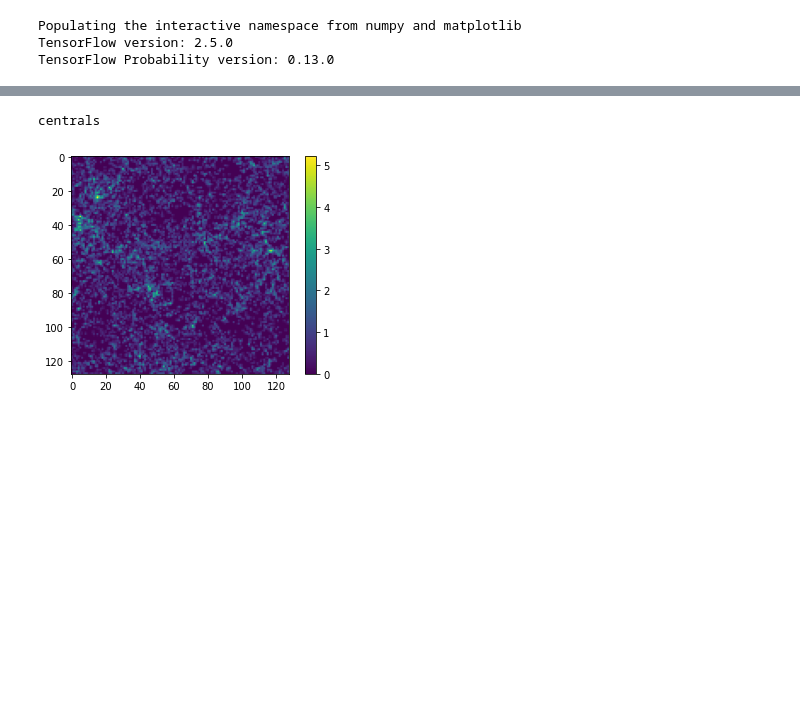
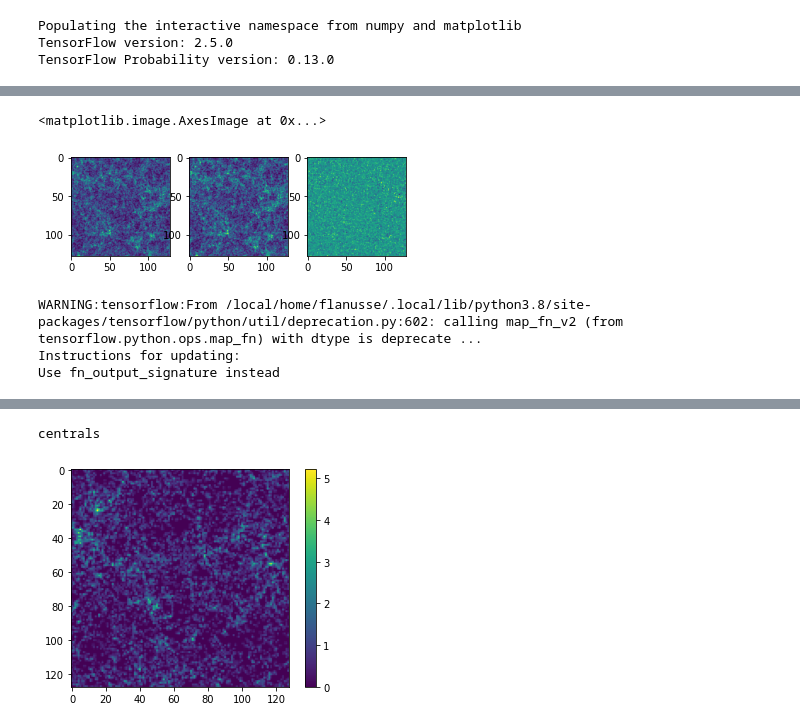
Before and after one commit to DifferentiableUniverseInitiative/DHOD, a Jupyter notebook: nb/power_spectra_comparison.ipynb, the cells around one changed output, grey strips where cells are left out. Cells and saved outputs as stored; diff of their text form; code cells hidden in the pictures; blank space fills up the shorter version.

```diff
--- a/nb/power_spectra_comparison.ipynb
+++ b/nb/power_spectra_comparison.ipynb
@@ -82,0 +111,4 @@ zheng07_model.populate_mock(halocat)
+# %%
+# sampling galaxies from the model with dhod
+gal_cat_low = hod(tf_halocat_low, max_sat=max_sat_low)
+gal_cat_high = hod(tf_halocat_high, max_sat=max_sat_high)
@@ -82,0 +135,42 @@ zheng07_model.populate_mock(halocat)
+# %%
+def paint_galaxies(gal_cat, nc=mesh_size, rho=None, include_sat=include_sat, include_cen=include_cen):
+  """ Function that paints galaxies on the field
+  """
+  # Take centrals and rescale them to the boxsize
+  bs = 1 #gal_cat['n_sat'].shape[1]
+
+  # Convert to mesh pixel coordinate
+  sample1 = gal_cat['pos_cen'] / box_size * nc
+  weights1 = gal_cat['n_cen']
+  sample1_r = tf.tile(tf.expand_dims(sample1,0),[bs,1,1])
+
+  # Take sats and rescale them to the boxize
+  sample2 = gal_cat['pos_sat'] / box_size * nc
+  weights2 = gal_cat['n_sat']
+  # Reshaping
+  sample2 = tf.reshape(sample2, [bs, -1, 3])
+  weights2 = tf.reshape(weights2, [bs, -1])
+
+  if rho is None:
+    rho = tf.zeros((bs, nc, nc, nc))
+
+  if include_cen:
+      rho = cic_paint(rho, sample1_r, weights1)
+  if include_sat:
+      rho = cic_paint(rho, sample2, weights2)
+  return rho
+# %%
+rho_dhod = paint_galaxies(gal_cat_low)
+rho_dhod = paint_galaxies(gal_cat_high, rho=rho_dhod)
+# %%
+rho_ht = paint_galaxies(ht_cat)
+# %%
+subplot(131)
+imshow(rho_dhod[0].numpy().sum(axis=0))
+subplot(132)
+imshow(rho_ht[0].numpy().sum(axis=0))
+subplot(133)
+imshow(rho_ht[0].numpy().sum(axis=0) - rho_dhod[0].numpy().sum(axis=0))
+# %% [output]
+<matplotlib.image.AxesImage at 0x...>
+[figure, added]
@@ -82,0 +197,7 @@ zheng07_model.populate_mock(halocat)
+# %%
+k, pk_dhod = get_pk(cat_low=gal_cat_low, cat_high=gal_cat_high)
+k, pk_ht = get_pk(ht_cat)
+# %% [output]
+WARNING:tensorflow:From /local/home/flanusse/.local/lib/python3.8/site-packages/tensorflow/python/util/deprecation.py:602: calling map_fn_v2 (from tensorflow.python.ops.map_fn) with dtype is deprecate ...
+Instructions for updating:
+Use fn_output_signature instead
```
Also changed, not shown: parts of 36 cells of this notebook.
